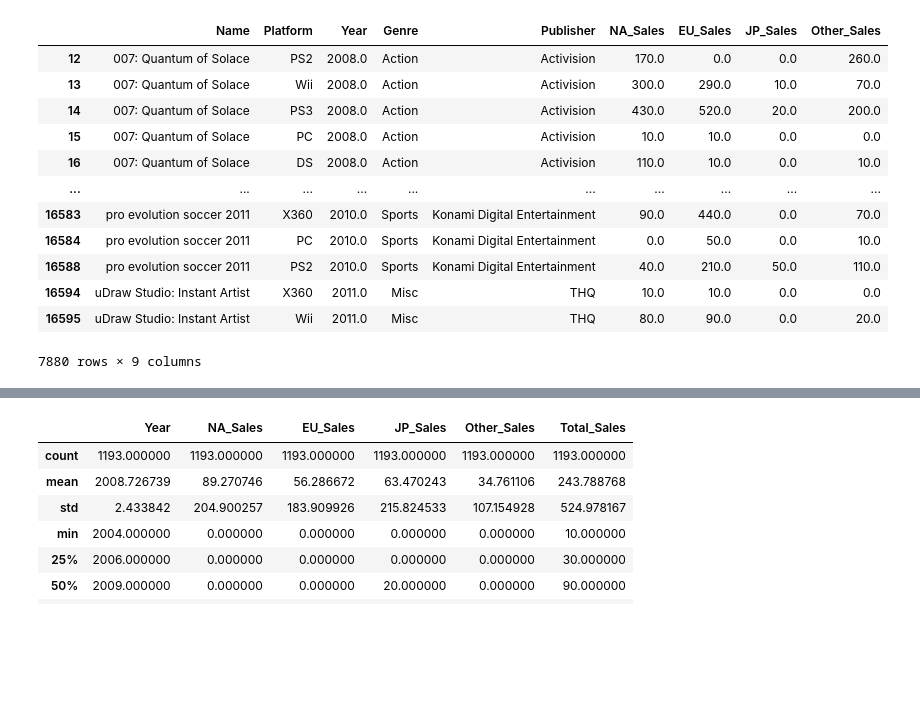
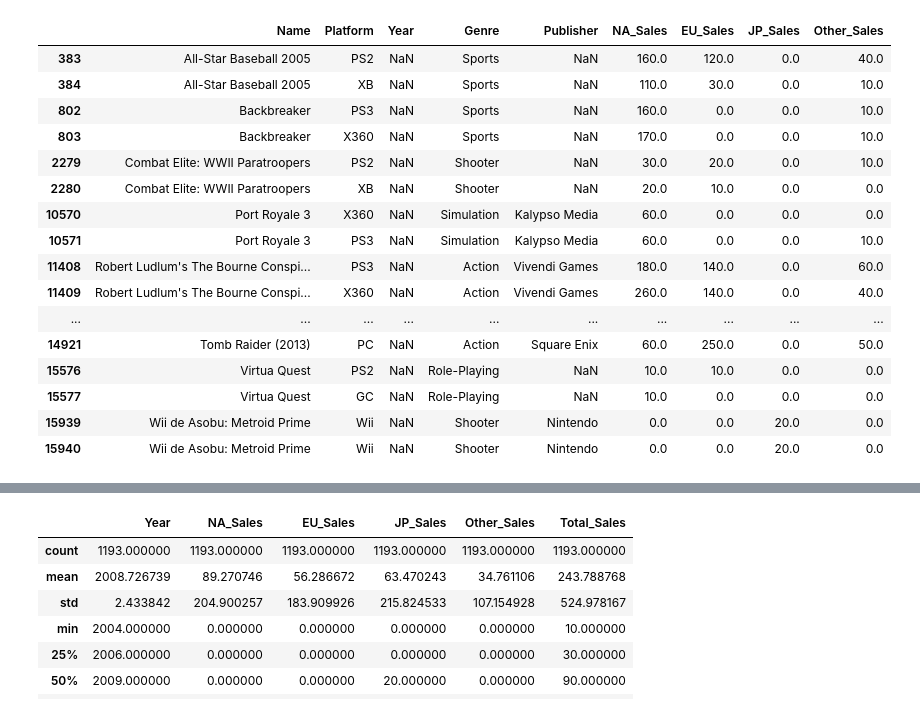
Before and after one commit to e080hsm/Section1_Project, a Jupyter notebook: ai14_n1xx_우성호.ipynb, the cells around one changed output, grey strips where cells are left out. Saved outputs shown, nothing was run; the diff lists cells and outputs as text; code cells hidden in the pictures; blank space fills up the shorter version.

```diff
--- a/ai14_n1xx_우성호.ipynb
+++ b/ai14_n1xx_우성호.ipynb
@@ -6,7 +6,7 @@ import seaborn as sns
 import matplotlib.pyplot as plt
 # %%
 #read Dataset
-df_raw = pd.read_csv('vgames2.csv', index_col=0)
+df_raw = pd.read_csv('vgames2.csv', index_col=0, na_values='Unknown')
 num_df_before = df_raw.shape[0]
 
 #refine Year
@@ -23,27 +23,44 @@ for col in sales_col:
       ) for ele in df_raw[col]]
 
 df_raw[sales_col] = df_raw[sales_col].astype(float)
-df_raw = df_raw.sort_values(['Name','Year']).reset_index(drop= True)
+df_raw = df_raw.sort_values(['Name','Year','Genre']).reset_index(drop= True)
+# %%
+def ctrl_dupl_na(df, col):
+  df_not_NA = df[df[col].isna() == False]
+  df_NA = df[df[col].isna() == True]
+  for i in df_NA.index:
+    name = df_raw.loc[i, 'Name']
+    df_sub = df_not_NA[df_not_NA.Name.str.contains(name)]
+    if  df_sub.shape[0] > 0:
+      df_raw.loc[i, col] = df_sub[col].iloc[0]
 # %%
 #NA control
+df = df_raw.drop_duplicates(subset= 'Name')
+df_dupl = df_raw[df_raw.Name.duplicated(keep= False) == True].sort_values('Name')
 
-df = df_raw.drop_duplicates(subset= 'Name').sort_values('Year')
-df_dupl = df_raw[df_raw.Name.duplicated(keep= False) == True].sort_values('Name')
-df_dupl
+ctrl_dupl_na(df_dupl, 'Publisher')
+ctrl_dupl_na(df_dupl, 'Year')
+ctrl_dupl_na(df_dupl, 'Genre')
+
+df_dupl[df_dupl.Year.isna() == True]
 # %% [output]
 |  | Name | Platform | Year | Genre | Publisher | NA_Sales | EU_Sales | JP_Sales | Other_Sales |
-| 12 | 007: Quantum of Solace | PS2 | 2008.0 | Action | Activision | 170.0 | 0.0 | 0.0 | 260.0 |
-| 13 | 007: Quantum of Solace | Wii | 2008.0 | Action | Activision | 300.0 | 290.0 | 10.0 | 70.0 |
-| 14 | 007: Quantum of Solace | PS3 | 2008.0 | Action | Activision | 430.0 | 520.0 | 20.0 | 200.0 |
-| 15 | 007: Quantum of Solace | PC | 2008.0 | Action | Activision | 10.0 | 10.0 | 0.0 | 0.0 |
-| 16 | 007: Quantum of Solace | DS | 2008.0 | Action | Activision | 110.0 | 10.0 | 0.0 | 10.0 |
+| 383 | All-Star Baseball 2005 | PS2 | NaN | Sports | NaN | 160.0 | 120.0 | 0.0 | 40.0 |
+| 384 | All-Star Baseball 2005 | XB | NaN | Sports | NaN | 110.0 | 30.0 | 0.0 | 10.0 |
+| 802 | Backbreaker | PS3 | NaN | Sports | NaN | 160.0 | 0.0 | 0.0 | 10.0 |
+| 803 | Backbreaker | X360 | NaN | Sports | NaN | 170.0 | 0.0 | 0.0 | 10.0 |
+| 2279 | Combat Elite: WWII Paratroopers | PS2 | NaN | Shooter | NaN | 30.0 | 20.0 | 0.0 | 10.0 |
+| 2280 | Combat Elite: WWII Paratroopers | XB | NaN | Shooter | NaN | 20.0 | 10.0 | 0.0 | 0.0 |
+| 10570 | Port Royale 3 | X360 | NaN | Simulation | Kalypso Media | 60.0 | 0.0 | 0.0 | 0.0 |
+| 10571 | Port Royale 3 | PS3 | NaN | Simulation | Kalypso Media | 60.0 | 0.0 | 0.0 | 10.0 |
+| 11408 | Robert Ludlum's The Bourne Conspi... | PS3 | NaN | Action | Vivendi Games | 180.0 | 140.0 | 0.0 | 60.0 |
+| 11409 | Robert Ludlum's The Bourne Conspi... | X360 | NaN | Action | Vivendi Games | 260.0 | 140.0 | 0.0 | 40.0 |
 | ... | ... | ... | ... | ... | ... | ... | ... | ... | ... |
-| 16583 | pro evolution soccer 2011 | X360 | 2010.0 | Sports | Konami Digital Entertainment | 90.0 | 440.0 | 0.0 | 70.0 |
-| 16584 | pro evolution soccer 2011 | PC | 2010.0 | Sports | Konami Digital Entertainment | 0.0 | 50.0 | 0.0 | 10.0 |
-| 16588 | pro evolution soccer 2011 | PS2 | 2010.0 | Sports | Konami Digital Entertainment | 40.0 | 210.0 | 50.0 | 110.0 |
-| 16594 | uDraw Studio: Instant Artist | X360 | 2011.0 | Misc | THQ | 10.0 | 10.0 | 0.0 | 0.0 |
-| 16595 | uDraw Studio: Instant Artist | Wii | 2011.0 | Misc | THQ | 80.0 | 90.0 | 0.0 | 20.0 |
+| 14921 | Tomb Raider (2013) | PC | NaN | Action | Square Enix | 60.0 | 250.0 | 0.0 | 50.0 |
+| 15576 | Virtua Quest | PS2 | NaN | Role-Playing | NaN | 10.0 | 10.0 | 0.0 | 0.0 |
+| 15577 | Virtua Quest | GC | NaN | Role-Playing | NaN | 10.0 | 0.0 | 0.0 | 0.0 |
+| 15939 | Wii de Asobu: Metroid Prime | Wii | NaN | Shooter | Nintendo | 0.0 | 0.0 | 20.0 | 0.0 |
+| 15940 | Wii de Asobu: Metroid Prime | Wii | NaN | Shooter | Nintendo | 0.0 | 0.0 | 20.0 | 0.0 |
-7880 rows × 9 columns
 # %%
 #drop NAs
 df = df.dropna(subset = ['Year', 'Genre']).reset_index(drop = True)
```
